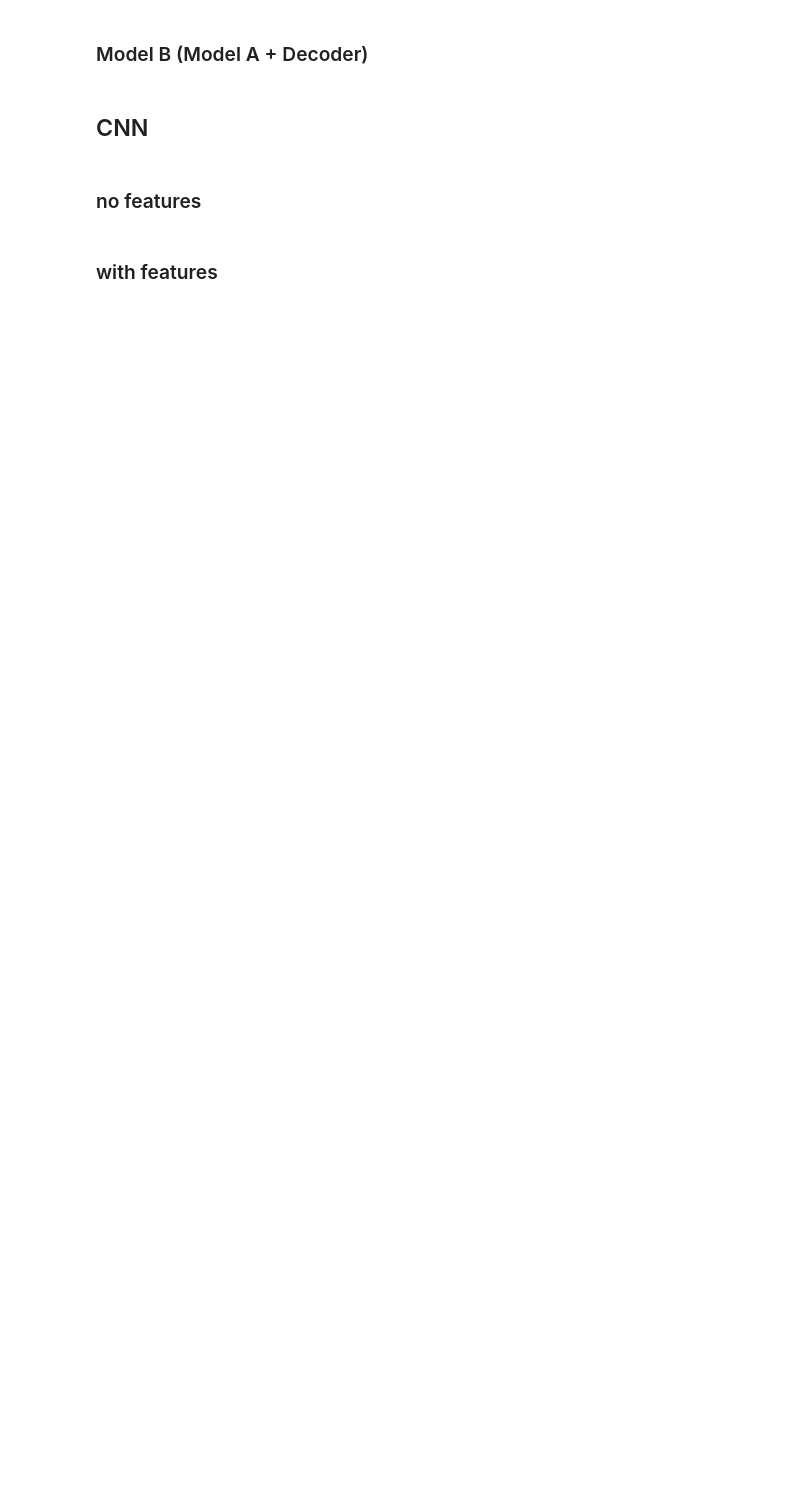
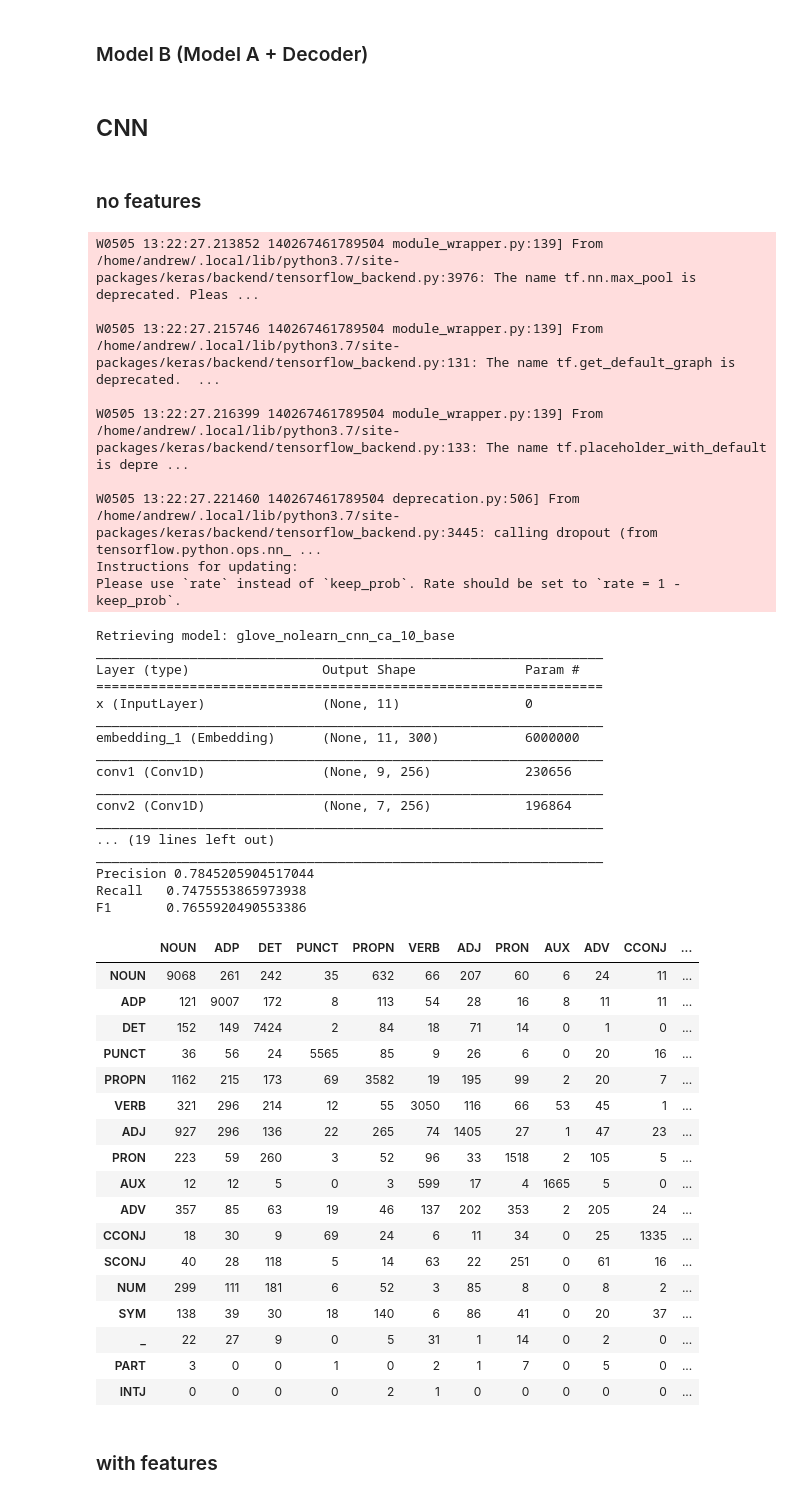
Before and after one commit to zupon/CapsNet_for_NER, a Jupyter notebook: code/model_testing.ipynb, the cells around one changed output. Saved outputs shown, nothing was run; the diff lists cells and outputs as text; code cells hidden in the pictures; blank space fills up the shorter version.

```diff
--- a/code/model_testing.ipynb
+++ b/code/model_testing.ipynb
@@ -246,23 +411,68 @@ cm
 ### no features
 # %%
 # CNN  -- Win11_cnn_glove50_learn_drop50_convtwo5_convone3_cos_pos_caps
-modelName = "glove_nolearn_cnn_base"
+modelName = "glove_nolearn_cnn_" + LANGUAGE + "_" + TRAIN_AMOUNT + "_base"
 myModel = retrieve_model( modelName, modelDir)
 myModel.summary()
 
 raw_y_pred = myModel.predict( testX_dict)
 y_pred = eh.convert_raw_y_pred( raw_y_pred)
 
 # construct report object
 report_obj4 = eh.EvalDev_Report(modelName=modelName, y_true=testY, raw_y_pred=raw_y_pred, y_pred=y_pred)
 report_obj4.connect_to_dataClass( vocabData)
 
 print("Precision", report_obj4.get_precision( testY, y_pred))
 print("Recall\t", report_obj4.get_recall( testY, y_pred))
 print("F1\t", report_obj4.get_f1( testY, y_pred))
 cm = report_obj4.get_confusion_matrix( testY, y_pred)
 print()
 cm
+# %% [output]
+W0505 13:22:27.213852 140267461789504 module_wrapper.py:139] From /home/andrew/.local/lib/python3.7/site-packages/keras/backend/tensorflow_backend.py:3976: The name tf.nn.max_pool is deprecated. Pleas ...
+
+W0505 13:22:27.215746 140267461789504 module_wrapper.py:139] From /home/andrew/.local/lib/python3.7/site-packages/keras/backend/tensorflow_backend.py:131: The name tf.get_default_graph is deprecated.  ...
+
+W0505 13:22:27.216399 140267461789504 module_wrapper.py:139] From /home/andrew/.local/lib/python3.7/site-packages/keras/backend/tensorflow_backend.py:133: The name tf.placeholder_with_default is depre ...
+
+W0505 13:22:27.221460 140267461789504 deprecation.py:506] From /home/andrew/.local/lib/python3.7/site-packages/keras/backend/tensorflow_backend.py:3445: calling dropout (from tensorflow.python.ops.nn_ ...
+Instructions for updating:
+Please use `rate` instead of `keep_prob`. Rate should be set to `rate = 1 - keep_prob`.
+Retrieving model: glove_nolearn_cnn_ca_10_base
+_________________________________________________________________
+Layer (type)                 Output Shape              Param #
+=================================================================
+x (InputLayer)               (None, 11)                0
+_________________________________________________________________
+embedding_1 (Embedding)      (None, 11, 300)           6000000
+_________________________________________________________________
+conv1 (Conv1D)               (None, 9, 256)            230656
+_________________________________________________________________
+conv2 (Conv1D)               (None, 7, 256)            196864
+_________________________________________________________________
+... (19 lines left out)
+_________________________________________________________________
+Precision 0.7845205904517044
+Recall   0.7475553865973938
+F1       0.7655920490553386
+|  | NOUN | ADP | DET | PUNCT | PROPN | VERB | ADJ | PRON | AUX | ADV | CCONJ | ... |
+| NOUN | 9068 | 261 | 242 | 35 | 632 | 66 | 207 | 60 | 6 | 24 | 11 | ... |
+| ADP | 121 | 9007 | 172 | 8 | 113 | 54 | 28 | 16 | 8 | 11 | 11 | ... |
+| DET | 152 | 149 | 7424 | 2 | 84 | 18 | 71 | 14 | 0 | 1 | 0 | ... |
+| PUNCT | 36 | 56 | 24 | 5565 | 85 | 9 | 26 | 6 | 0 | 20 | 16 | ... |
+| PROPN | 1162 | 215 | 173 | 69 | 3582 | 19 | 195 | 99 | 2 | 20 | 7 | ... |
+| VERB | 321 | 296 | 214 | 12 | 55 | 3050 | 116 | 66 | 53 | 45 | 1 | ... |
+| ADJ | 927 | 296 | 136 | 22 | 265 | 74 | 1405 | 27 | 1 | 47 | 23 | ... |
+| PRON | 223 | 59 | 260 | 3 | 52 | 96 | 33 | 1518 | 2 | 105 | 5 | ... |
+| AUX | 12 | 12 | 5 | 0 | 3 | 599 | 17 | 4 | 1665 | 5 | 0 | ... |
+| ADV | 357 | 85 | 63 | 19 | 46 | 137 | 202 | 353 | 2 | 205 | 24 | ... |
+| CCONJ | 18 | 30 | 9 | 69 | 24 | 6 | 11 | 34 | 0 | 25 | 1335 | ... |
+| SCONJ | 40 | 28 | 118 | 5 | 14 | 63 | 22 | 251 | 0 | 61 | 16 | ... |
+| NUM | 299 | 111 | 181 | 6 | 52 | 3 | 85 | 8 | 0 | 8 | 2 | ... |
+| SYM | 138 | 39 | 30 | 18 | 140 | 6 | 86 | 41 | 0 | 20 | 37 | ... |
+| _ | 22 | 27 | 9 | 0 | 5 | 31 | 1 | 14 | 0 | 2 | 0 | ... |
+| PART | 3 | 0 | 0 | 1 | 0 | 2 | 1 | 7 | 0 | 5 | 0 | ... |
+| INTJ | 0 | 0 | 0 | 0 | 2 | 1 | 0 | 0 | 0 | 0 | 0 | ... |
 # %% [markdown]
 ### with features
 # %%
```
Also changed, not shown: parts of 14 cells of this notebook, 3 other files.
